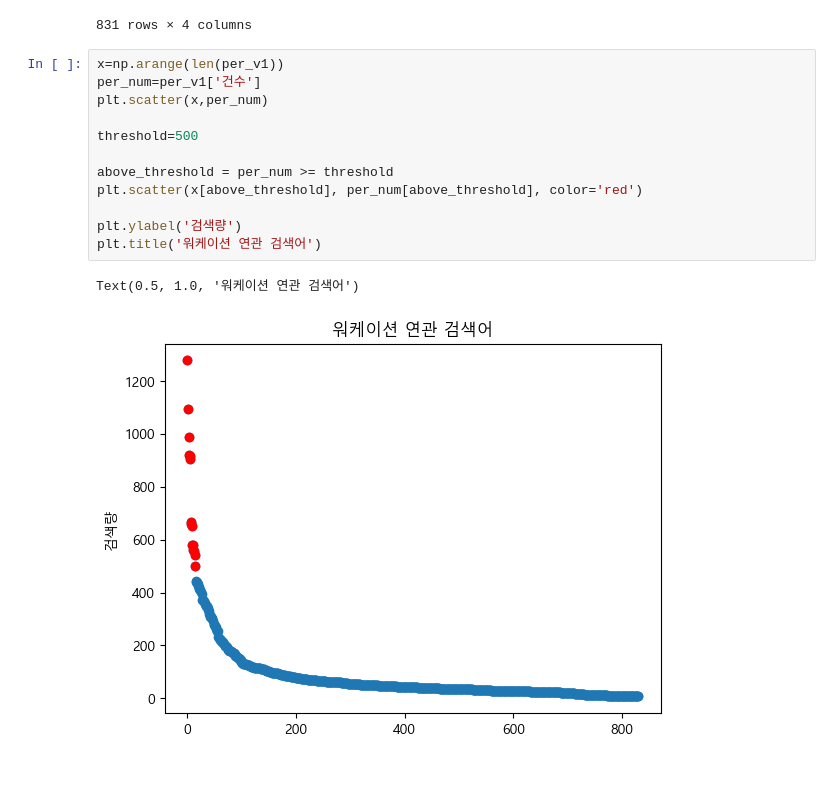
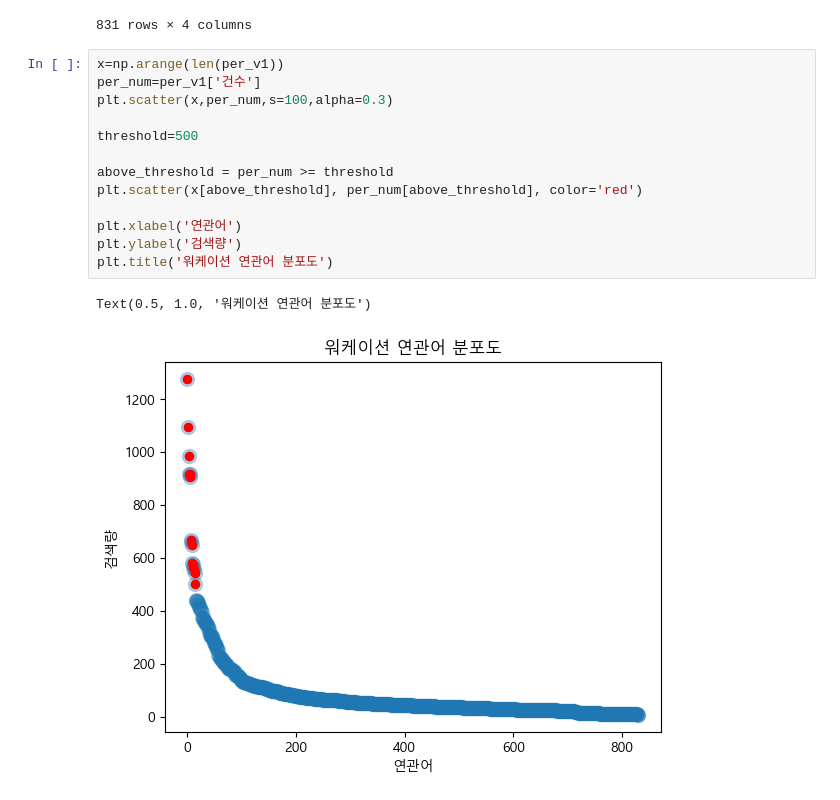
Before and after one commit to sheershay/ise-sr-project, a Jupyter notebook: workation_current_status/public_opinion.ipynb, the cells around one changed output. Cells and saved outputs as stored; diff of their text form; blank space fills up the shorter version.

```diff
--- a/workation_current_status/public_opinion.ipynb
+++ b/workation_current_status/public_opinion.ipynb
@@ -32,18 +32,19 @@ per_v1
 # %%
 x=np.arange(len(per_v1))
 per_num=per_v1['건수']
-plt.scatter(x,per_num)
+plt.scatter(x,per_num,s=100,alpha=0.3)
 
 threshold=500
 
 above_threshold = per_num >= threshold
 plt.scatter(x[above_threshold], per_num[above_threshold], color='red')
 
+plt.xlabel('연관어')
 plt.ylabel('검색량')
-plt.title('워케이션 연관 검색어')
+plt.title('워케이션 연관어 분포도')
 # %% [output]
-Text(0.5, 1.0, '워케이션 연관 검색어')
+Text(0.5, 1.0, '워케이션 연관어 분포도')
-[figure, old version]
+[figure, new version]
 # %%
 x[above_threshold]
 per_v1.iloc[0:15,:]
```
Also changed, not shown: parts of 4 cells of this notebook.
